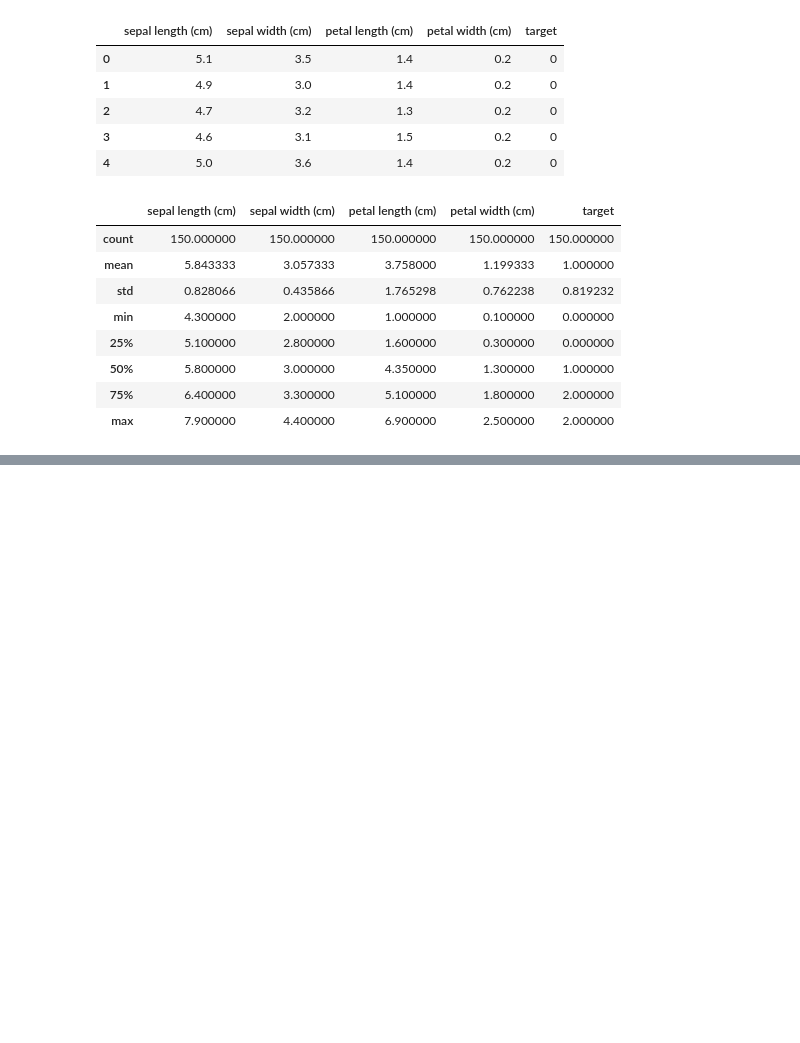
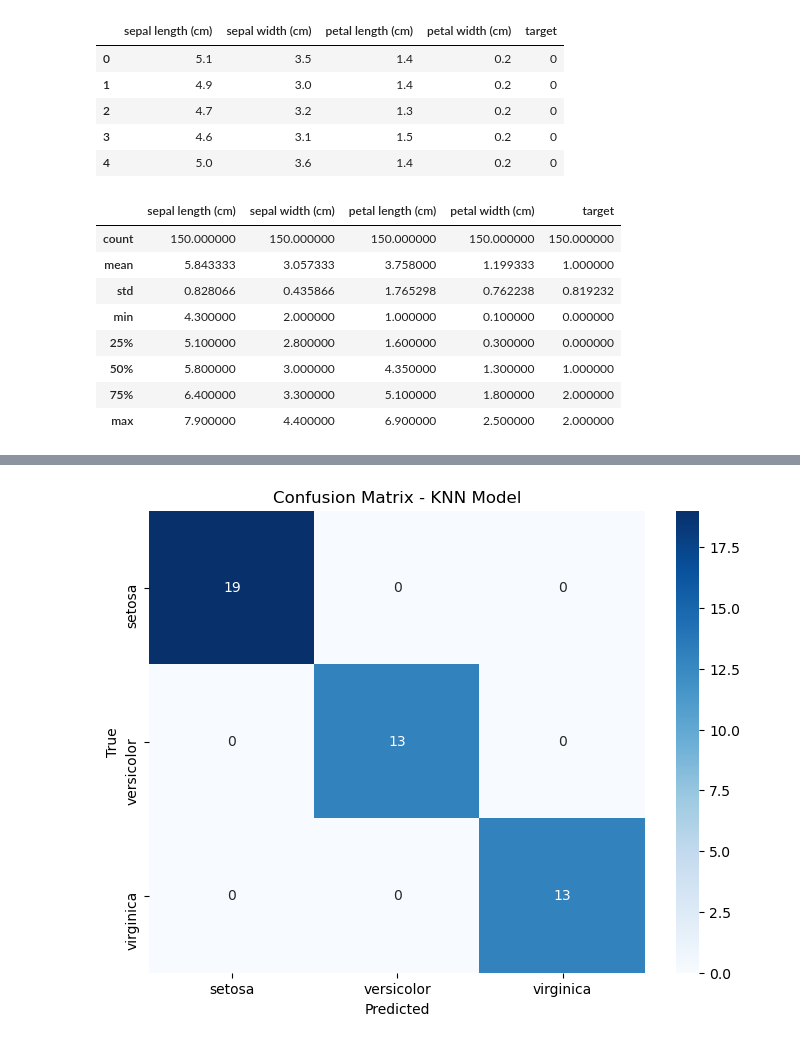
Before and after one commit to cherry3131/Work-ML-IRIS, a Jupyter notebook: iris.ipynb, the cells around one changed output, grey strips where cells are left out. Cells and saved outputs as stored; diff of their text form; code cells hidden in the pictures; blank space fills up the shorter version.

```diff
--- a/iris.ipynb
+++ b/iris.ipynb
@@ -105,2 +123,21 @@ x.corr()
 # %%
-# SKLearn
+# KNN混淆矩陣
+from sklearn.preprocessing import LabelEncoder
+from sklearn.metrics import confusion_matrix
+
+# 計算混淆矩陣
+KNN_cm = confusion_matrix(y_test, y_pred)
+
+# 轉換回來
+KNN_cm_df = pd.DataFrame(KNN_cm,
+                     index = ['setosa','versicolor','virginica'],
+                     columns = ['setosa','versicolor','virginica'])
+
+plt.figure(figsize=(8, 6))
+sns.heatmap(KNN_cm_df, annot=True, cmap='Blues', fmt='g')
+plt.xlabel('Predicted')
+plt.ylabel('True')
+plt.title('Confusion Matrix - KNN Model')
+plt.show()
+# %% [output]
+[figure, added]
```
Also changed, not shown: parts of 6 cells of this notebook, 1 other file.
